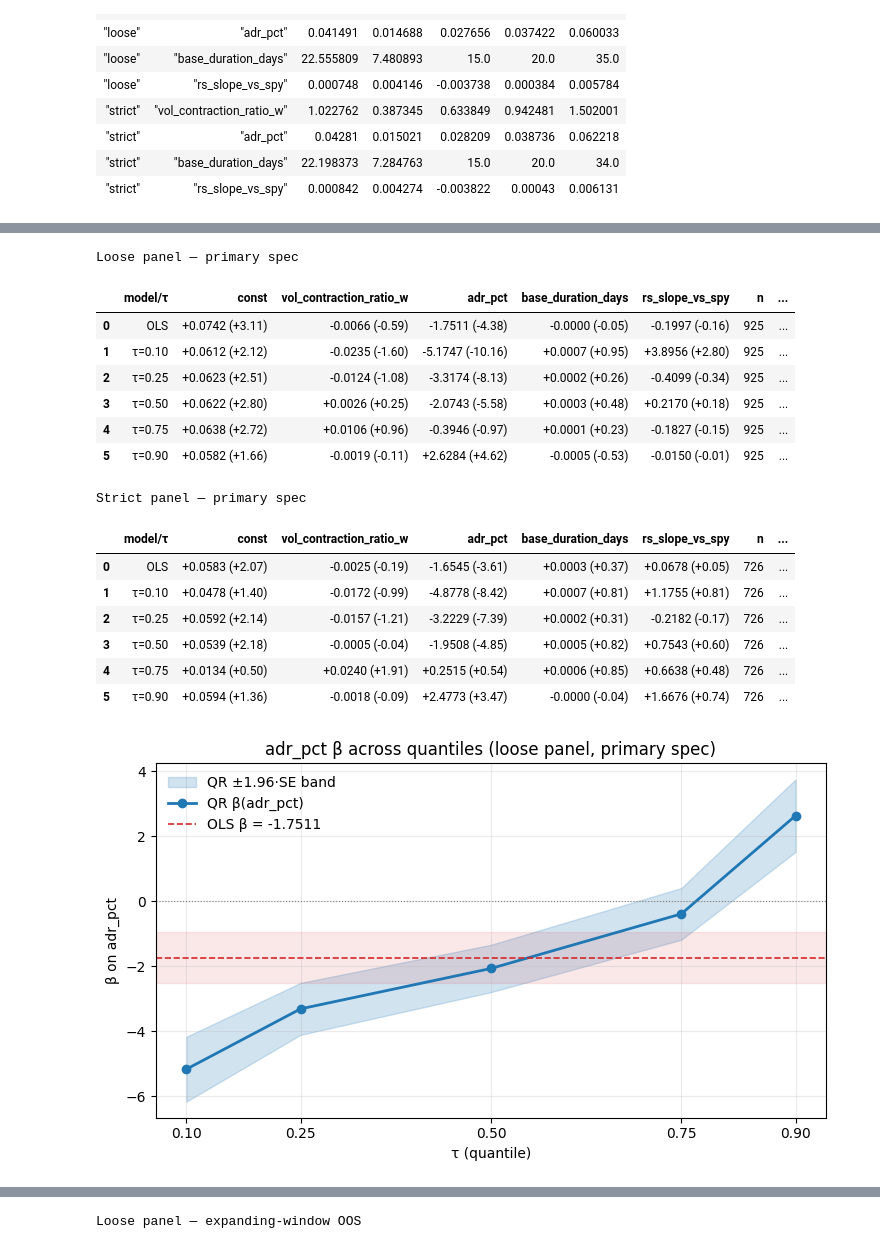
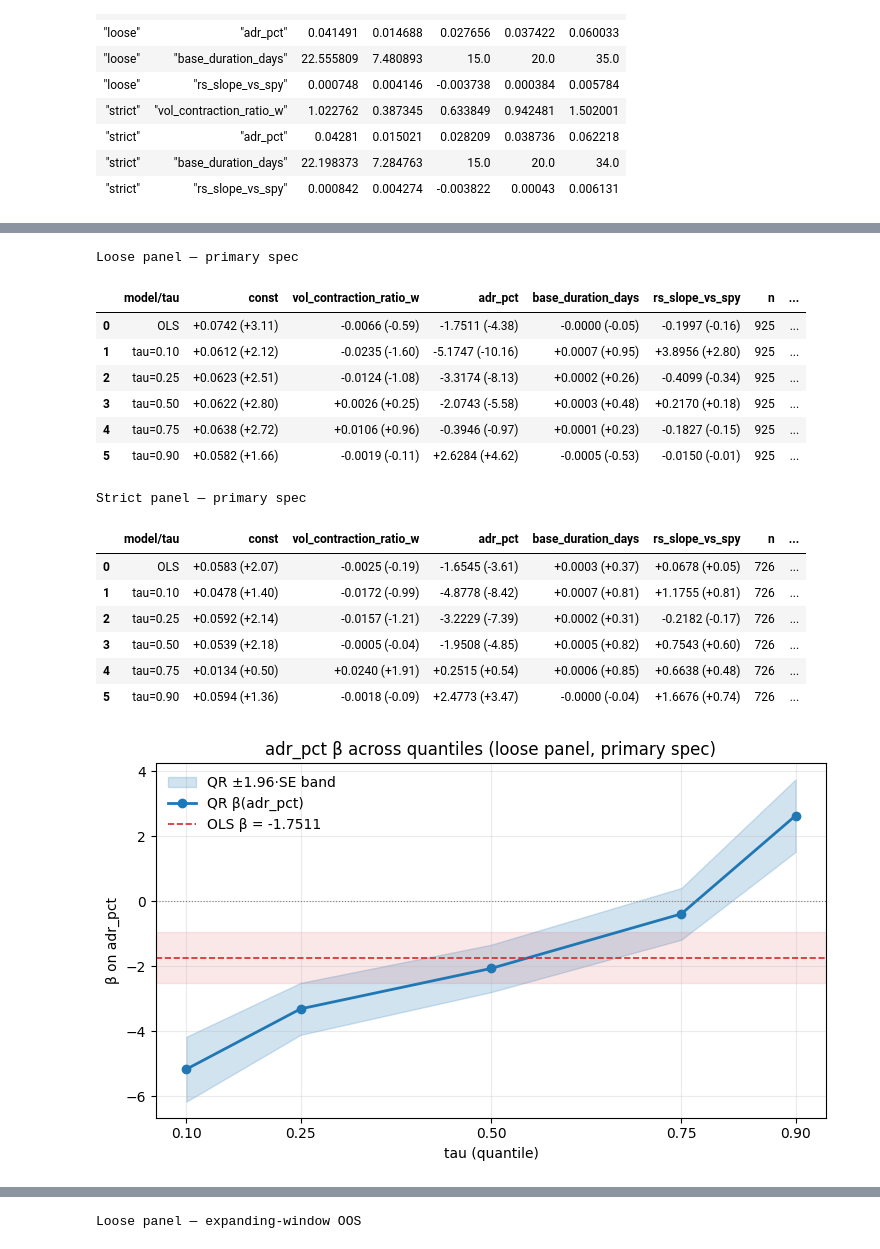
Before and after one commit to evwillow/econ143-project, a Jupyter notebook: writeup.ipynb, the cells around one changed output, grey strips where cells are left out. Drawn from its saved outputs; the diff is of its cells as text; code cells hidden in the pictures.

```diff
--- a/writeup.ipynb
+++ b/writeup.ipynb
@@ -184,12 +207,12 @@ TERMS = ["const", "vol_contraction_ratio_w", "adr_pct",
 def m4_panel_table(panel: str) -> pd.DataFrame:
     df = m4.filter((pl.col("panel") == panel) & (pl.col("spec") == "primary"))
     rows = []
-    spec_rows = [("OLS", "OLS", None)] + [(f"τ={t:.2f}", "QR", t) for t in TAUS]
+    spec_rows = [("OLS", "OLS", None)] + [(f"tau={t:.2f}", "QR", t) for t in TAUS]
     for label, model, tau in spec_rows:
         sub = df.filter(pl.col("model") == model)
         if tau is not None:
             sub = sub.filter(pl.col("tau") == tau)
-        row = {"model/τ": label}
+        row = {"model/tau": label}
         for term in TERMS:
             r = sub.filter(pl.col("term") == term)
             row[term] = (
@@ -211,50 +234,50 @@ print("\nStrict panel — primary spec")
 display(m4_panel_table("strict"))
 # %% [output]
 Loose panel — primary spec
-|  | model/τ | const | vol_contraction_ratio_w | adr_pct | base_duration_days | rs_slope_vs_spy | n | ... |
+|  | model/tau | const | vol_contraction_ratio_w | adr_pct | base_duration_days | rs_slope_vs_spy | n | ... |
 | 0 | OLS | +0.0742 (+3.11) | -0.0066 (-0.59) | -1.7511 (-4.38) | -0.0000 (-0.05) | -0.1997 (-0.16) | 925 | ... |
-| 1 | τ=0.10 | +0.0612 (+2.12) | -0.0235 (-1.60) | -5.1747 (-10.16) | +0.0007 (+0.95) | +3.8956 (+2.80) | 925 | ... |
-| 2 | τ=0.25 | +0.0623 (+2.51) | -0.0124 (-1.08) | -3.3174 (-8.13) | +0.0002 (+0.26) | -0.4099 (-0.34) | 925 | ... |
-| 3 | τ=0.50 | +0.0622 (+2.80) | +0.0026 (+0.25) | -2.0743 (-5.58) | +0.0003 (+0.48) | +0.2170 (+0.18) | 925 | ... |
-| 4 | τ=0.75 | +0.0638 (+2.72) | +0.0106 (+0.96) | -0.3946 (-0.97) | +0.0001 (+0.23) | -0.1827 (-0.15) | 925 | ... |
-| 5 | τ=0.90 | +0.0582 (+1.66) | -0.0019 (-0.11) | +2.6284 (+4.62) | -0.0005 (-0.53) | -0.0150 (-0.01) | 925 | ... |
+| 1 | tau=0.10 | +0.0612 (+2.12) | -0.0235 (-1.60) | -5.1747 (-10.16) | +0.0007 (+0.95) | +3.8956 (+2.80) | 925 | ... |
+| 2 | tau=0.25 | +0.0623 (+2.51) | -0.0124 (-1.08) | -3.3174 (-8.13) | +0.0002 (+0.26) | -0.4099 (-0.34) | 925 | ... |
+| 3 | tau=0.50 | +0.0622 (+2.80) | +0.0026 (+0.25) | -2.0743 (-5.58) | +0.0003 (+0.48) | +0.2170 (+0.18) | 925 | ... |
+| 4 | tau=0.75 | +0.0638 (+2.72) | +0.0106 (+0.96) | -0.3946 (-0.97) | +0.0001 (+0.23) | -0.1827 (-0.15) | 925 | ... |
+| 5 | tau=0.90 | +0.0582 (+1.66) | -0.0019 (-0.11) | +2.6284 (+4.62) | -0.0005 (-0.53) | -0.0150 (-0.01) | 925 | ... |
 Strict panel — primary spec
-|  | model/τ | const | vol_contraction_ratio_w | adr_pct | base_duration_days | rs_slope_vs_spy | n | ... |
+|  | model/tau | const | vol_contraction_ratio_w | adr_pct | base_duration_days | rs_slope_vs_spy | n | ... |
 | 0 | OLS | +0.0583 (+2.07) | -0.0025 (-0.19) | -1.6545 (-3.61) | +0.0003 (+0.37) | +0.0678 (+0.05) | 726 | ... |
-| 1 | τ=0.10 | +0.0478 (+1.40) | -0.0172 (-0.99) | -4.8778 (-8.42) | +0.0007 (+0.81) | +1.1755 (+0.81) | 726 | ... |
-| 2 | τ=0.25 | +0.0592 (+2.14) | -0.0157 (-1.21) | -3.2229 (-7.39) | +0.0002 (+0.31) | -0.2182 (-0.17) | 726 | ... |
-| 3 | τ=0.50 | +0.0539 (+2.18) | -0.0005 (-0.04) | -1.9508 (-4.85) | +0.0005 (+0.82) | +0.7543 (+0.60) | 726 | ... |
-| 4 | τ=0.75 | +0.0134 (+0.50) | +0.0240 (+1.91) | +0.2515 (+0.54) | +0.0006 (+0.85) | +0.6638 (+0.48) | 726 | ... |
-| 5 | τ=0.90 | +0.0594 (+1.36) | -0.0018 (-0.09) | +2.4773 (+3.47) | -0.0000 (-0.04) | +1.6676 (+0.74) | 726 | ... |
+| 1 | tau=0.10 | +0.0478 (+1.40) | -0.0172 (-0.99) | -4.8778 (-8.42) | +0.0007 (+0.81) | +1.1755 (+0.81) | 726 | ... |
+| 2 | tau=0.25 | +0.0592 (+2.14) | -0.0157 (-1.21) | -3.2229 (-7.39) | +0.0002 (+0.31) | -0.2182 (-0.17) | 726 | ... |
+| 3 | tau=0.50 | +0.0539 (+2.18) | -0.0005 (-0.04) | -1.9508 (-4.85) | +0.0005 (+0.82) | +0.7543 (+0.60) | 726 | ... |
+| 4 | tau=0.75 | +0.0134 (+0.50) | +0.0240 (+1.91) | +0.2515 (+0.54) | +0.0006 (+0.85) | +0.6638 (+0.48) | 726 | ... |
+| 5 | tau=0.90 | +0.0594 (+1.36) | -0.0018 (-0.09) | +2.4773 (+3.47) | -0.0000 (-0.04) | +1.6676 (+0.74) | 726 | ... |
 # %%
-# Figure: adr_pct β across τ for the loose panel, with ±1.96·SE band and OLS reference.
+# Figure: adr_pct β across tau for the loose panel, with ±1.96·SE band and OLS reference.
 df = m4.filter(
     (pl.col("panel") == "loose") & (pl.col("spec") == "primary")
     & (pl.col("model") == "QR") & (pl.col("term") == "adr_pct")
 ).sort("tau")
 taus  = df["tau"].to_numpy()
 coefs = df["coef"].to_numpy()
 ses   = df["std_err"].to_numpy()
 
 ols = m4.filter(
     (pl.col("panel") == "loose") & (pl.col("spec") == "primary")
     & (pl.col("model") == "OLS") & (pl.col("term") == "adr_pct")
 )
 ols_coef = float(ols["coef"][0]); ols_se = float(ols["std_err"][0])
 
 fig, ax = plt.subplots(figsize=(7.5, 4.5))
 ax.fill_between(taus, coefs - 1.96 * ses, coefs + 1.96 * ses,
                 alpha=0.20, color="C0", label="QR ±1.96·SE band")
 ax.plot(taus, coefs, marker="o", color="C0", linewidth=2, label="QR β(adr_pct)")
 ax.axhline(ols_coef, color="C3", linestyle="--", linewidth=1.2,
            label=f"OLS β = {ols_coef:+.4f}")
 ax.axhspan(ols_coef - 1.96 * ols_se, ols_coef + 1.96 * ols_se, color="C3", alpha=0.10)
 ax.axhline(0, color="grey", linestyle=":", linewidth=0.8)
-ax.set_xlabel("τ (quantile)"); ax.set_ylabel("β on adr_pct")
+ax.set_xlabel("tau (quantile)"); ax.set_ylabel("β on adr_pct")
 ax.set_title("adr_pct β across quantiles (loose panel, primary spec)")
 ax.set_xticks(taus); ax.legend(loc="upper left", frameon=False); ax.grid(alpha=0.25)
 plt.tight_layout()
 plt.show()
 # %% [output]
-[figure, old version]
+[figure, new version]
 # %% [markdown]
```
Also changed, not shown: parts of 17 cells of this notebook.
